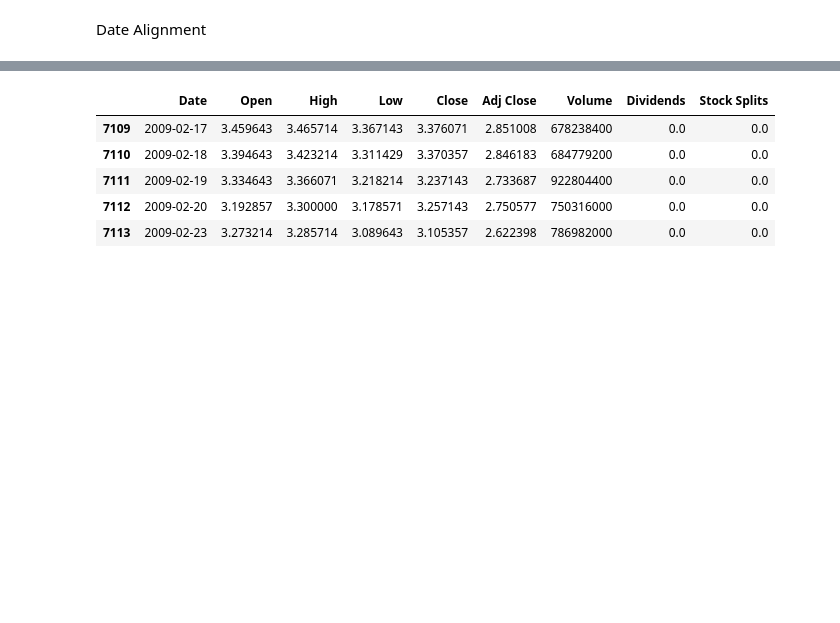
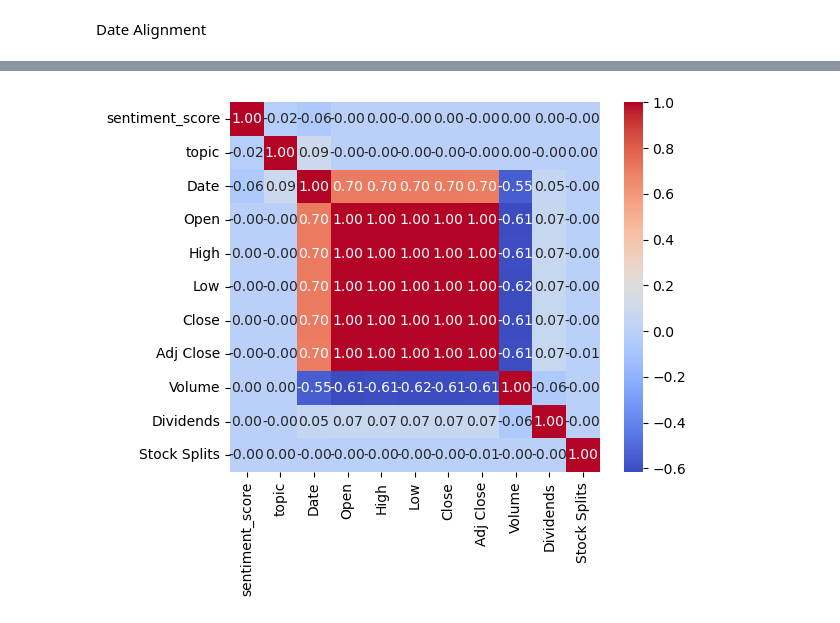
Before and after one commit to Amanzlastt/kifyaw1, a Jupyter notebook: notebooks/task-3.ipynb, the cells around one changed output, grey strips where cells are left out. Cells and saved outputs as stored; diff of their text form; code cells hidden in the pictures; blank space fills up the shorter version.

```diff
--- a/notebooks/task-3.ipynb
+++ b/notebooks/task-3.ipynb
@@ -10,12 +11,15 @@ Mounted at /content/drive
 # %% [markdown]
 Date Alignment
 # %%
-df_trans = pd.read_csv('/content/drive/MyDrive/week 1/transformed_raw.csv')
-df_apple = pd.read_csv('/content/drive/MyDrive/week 1/yfinance_data/AAPL_historical_data.csv')
+df_trans = pd.read_csv('C:\\Users\\Aman\\Desktop\\kifyaw1\\yfinance_data\\transformed_raw.csv')
+df_apple = pd.read_csv('C:\\Users\\Aman\\Desktop\\kifyaw1\\yfinance_data\\AAPL_historical_data.csv')
+df_amzn = pd.read_csv('C:\\Users\\Aman\\Desktop\\kifyaw1\\yfinance_data\\AMZN_historical_data.csv')
 
 
 df_apple['Date'] = pd.to_datetime(df_apple['Date'], format='ISO8601')
 df_trans['Date'] = pd.to_datetime(df_trans['date'], format='ISO8601').dt.normalize()
+df_amzn['Date'] = pd.to_datetime(df_amzn['Date'], format='ISO8601')
+
 
 df_trans['Date'] = df_trans['Date'].dt.tz_convert(None)
 df_trans.drop('date', axis=1)
@@ -25,9 +29,12 @@ df_trans.drop('date', axis=1)
 
 df_trans_apple = df_trans[df_trans['stock']=="A"]
 df_apple= df_apple[(df_apple['Date'] >= df_trans['Date'].min()) & (df_apple['Date'] <= df_trans['Date'].max()) ]
+df_amzn = df_amzn[(df_amzn['Date'] >= df_trans['Date'].min()) & (df_amzn['Date'] <= df_trans['Date'].max())]
+
 
 print(df_trans_apple['Date'].min(), df_trans_apple['Date'].max())
 print(df_apple['Date'].min(), df_apple['Date'].max())
+print(df_amzn['Date'].min(), df_apple['Date'].max())
 # %% [output]
 2009-04-29 04:00:00 2020-06-05 04:00:00
 2009-02-17 00:00:00 2020-06-11 00:00:00
@@ -34,3 +42,2 @@ print(df_apple['Date'].min(), df_apple['Date'].max())
 # %%
-df_merged = pd.merge(df_trans_apple, df_apple, on='Date', how='right')
-df_merged.info()
+df_merged = pd.merge(df_trans_apple, df_apple, on='Date', how='outer')
@@ -90,9 +78,3 @@ df_merged['Volume']= df_merged['Volume'].fillna(df_merged['Volume'].mean())
 df_merged['Dividends']= df_merged['Dividends'].fillna(df_merged['Dividends'].mean())
 df_merged['Stock Splits']= df_merged['Stock Splits'].fillna(df_merged['Stock Splits'].mean())
 df_merged['sentiment_score']= df_merged['sentiment_score'].fillna(df_merged['sentiment_score'].mean())
-
-
-df_merged['headline'] = df_merged['headline'].fillna(df_merged['headline'].mode())
-df_merged['url'] = df_merged['url'].fillna(df_merged['url'].mode())
-df_merged['publisher'] = df_merged['publisher'].fillna(df_merged['publisher'].mode())
-df_merged.drop("date", axis=1)
@@ -202,9 +98,6 @@ df_trans.head()
-# %%
-df_apple.head()
-# %% [output]
-|  | Date | Open | High | Low | Close | Adj Close | Volume | Dividends | Stock Splits |
-| 7109 | 2009-02-17 | 3.459643 | 3.465714 | 3.367143 | 3.376071 | 2.851008 | 678238400 | 0.0 | 0.0 |
-| 7110 | 2009-02-18 | 3.394643 | 3.423214 | 3.311429 | 3.370357 | 2.846183 | 684779200 | 0.0 | 0.0 |
-| 7111 | 2009-02-19 | 3.334643 | 3.366071 | 3.218214 | 3.237143 | 2.733687 | 922804400 | 0.0 | 0.0 |
-| 7112 | 2009-02-20 | 3.192857 | 3.300000 | 3.178571 | 3.257143 | 2.750577 | 750316000 | 0.0 | 0.0 |
-| 7113 | 2009-02-23 | 3.273214 | 3.285714 | 3.089643 | 3.105357 | 2.622398 | 786982000 | 0.0 | 0.0 |
+# %%
+corr_matrix = df_merged.corr()
+sns.heatmap(corr_matrix,annot=True, fmt=".2f", cmap="coolwarm", cbar=True, square=True)
+plt.show()
+# %% [output]
+[figure, added]
```
Also changed, not shown: parts of 18 cells of this notebook.
